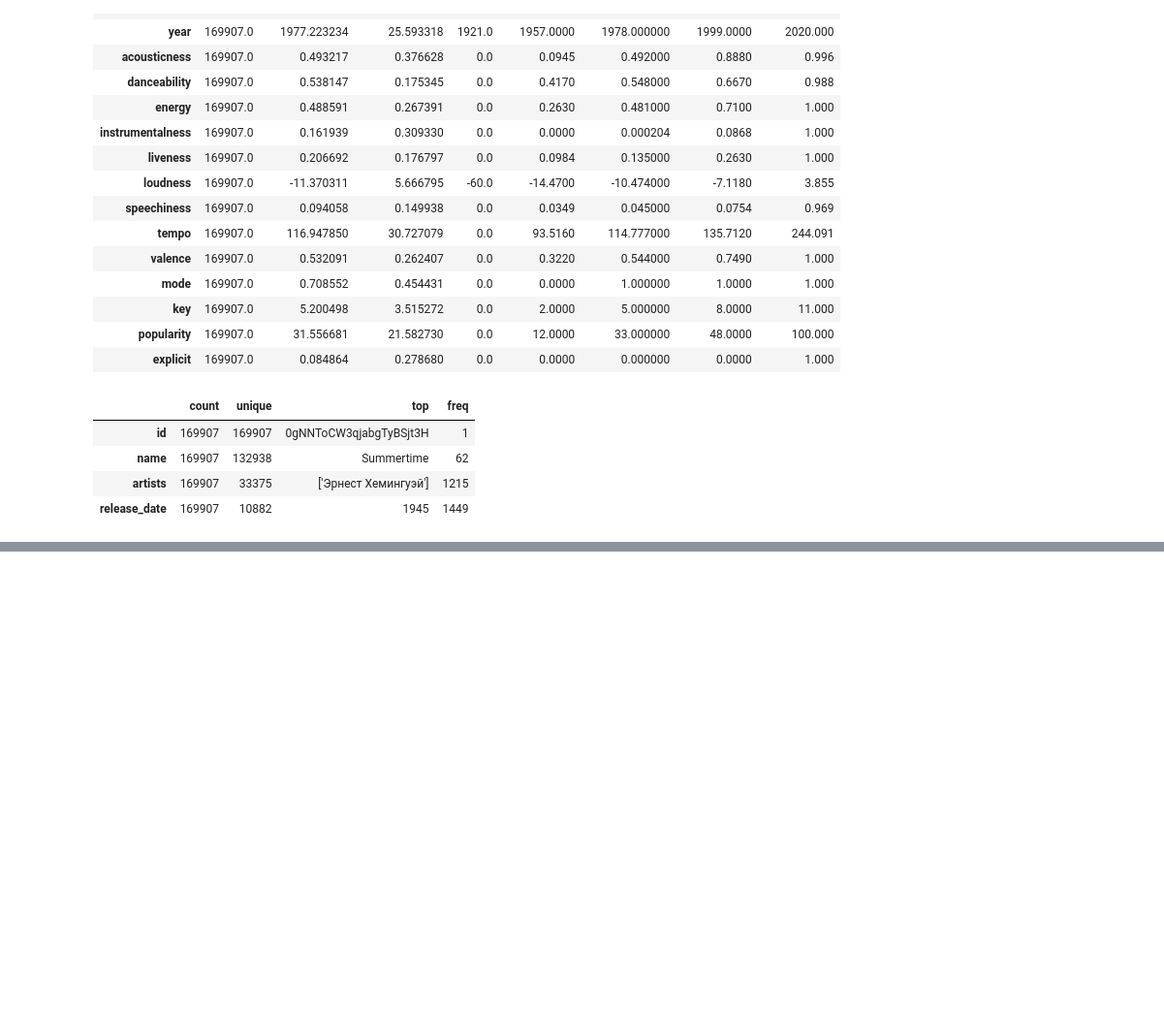
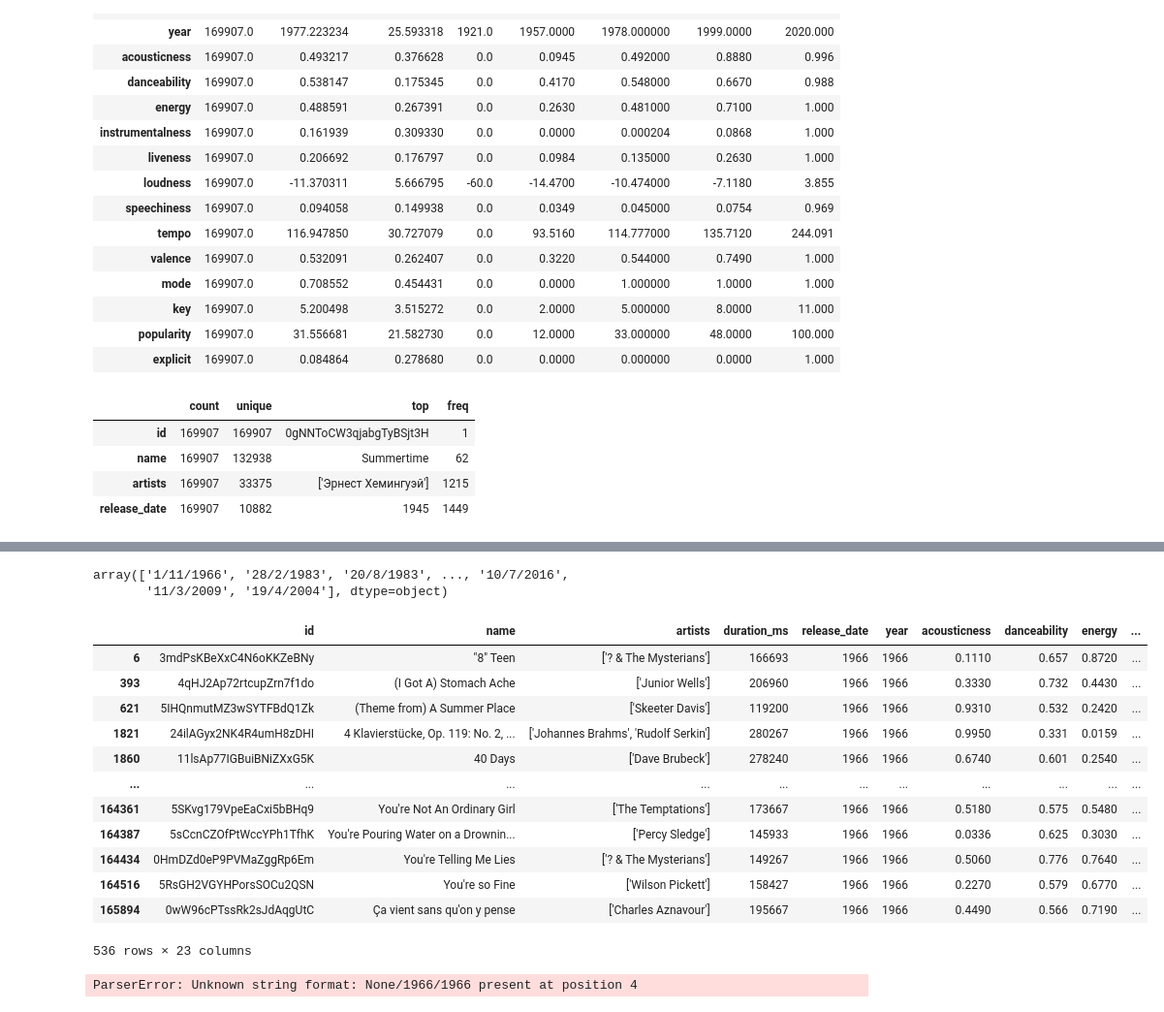
Before and after one commit to annassanchez/lab-eda, a Jupyter notebook: lab_eda_20221121.ipynb, the cells around one changed output, grey strips where cells are left out. Shown at 97% size. Drawn from its saved outputs; the diff is of its cells as text; code cells hidden in the pictures; blank space fills up the shorter version.

```diff
--- a/lab_eda_20221121.ipynb
+++ b/lab_eda_20221121.ipynb
@@ -67,0 +196,3 @@ df.describe(include='object').T
+# %%
+df[['month', 'day', 'decade']]= df['release_date'].str.split('/', expand=True)
+df[['month', 'day', 'decade']].value_counts()
@@ -67,0 +213,26 @@ df.describe(include='object').T
+# %%
+df['date'] = df['day'].astype(str) + '/' + df['month'].astype(str) + '/' + df['year'].astype(str)
+df['date'].unique()
+# %% [output]
+array(['1/11/1966', '28/2/1983', '20/8/1983', ..., '10/7/2016',
+       '11/3/2009', '19/4/2004'], dtype=object)
+# %%
+df[df['date'] == 'None/1966/1966']
+# %% [output]
+|  | id | name | artists | duration_ms | release_date | year | acousticness | danceability | energy | ... |
+| 6 | 3mdPsKBeXxC4N6oKKZeBNy | "8" Teen | ['? & The Mysterians'] | 166693 | 1966 | 1966 | 0.1110 | 0.657 | 0.8720 | ... |
+| 393 | 4qHJ2Ap72rtcupZrn7f1do | (I Got A) Stomach Ache | ['Junior Wells'] | 206960 | 1966 | 1966 | 0.3330 | 0.732 | 0.4430 | ... |
+| 621 | 5IHQnmutMZ3wSYTFBdQ1Zk | (Theme from) A Summer Place | ['Skeeter Davis'] | 119200 | 1966 | 1966 | 0.9310 | 0.532 | 0.2420 | ... |
+| 1821 | 24ilAGyx2NK4R4umH8zDHI | 4 Klavierstücke, Op. 119: No. 2, ... | ['Johannes Brahms', 'Rudolf Serkin'] | 280267 | 1966 | 1966 | 0.9950 | 0.331 | 0.0159 | ... |
+| 1860 | 11lsAp77IGBuiBNiZXxG5K | 40 Days | ['Dave Brubeck'] | 278240 | 1966 | 1966 | 0.6740 | 0.601 | 0.2540 | ... |
+| ... | ... | ... | ... | ... | ... | ... | ... | ... | ... | ... |
+| 164361 | 5SKvg179VpeEaCxi5bBHq9 | You're Not An Ordinary Girl | ['The Temptations'] | 173667 | 1966 | 1966 | 0.5180 | 0.575 | 0.5480 | ... |
+| 164387 | 5sCcnCZOfPtWccYPh1TfhK | You're Pouring Water on a Drownin... | ['Percy Sledge'] | 145933 | 1966 | 1966 | 0.0336 | 0.625 | 0.3030 | ... |
+| 164434 | 0HmDZd0eP9PVMaZggRp6Em | You're Telling Me Lies | ['? & The Mysterians'] | 149267 | 1966 | 1966 | 0.5060 | 0.776 | 0.7640 | ... |
+| 164516 | 5RsGH2VGYHPorsSOCu2QSN | You're so Fine | ['Wilson Pickett'] | 158427 | 1966 | 1966 | 0.2270 | 0.579 | 0.6770 | ... |
+| 165894 | 0wW96cPTssRk2sJdAqgUtC | Ça vient sans qu'on y pense | ['Charles Aznavour'] | 195667 | 1966 | 1966 | 0.4490 | 0.566 | 0.7190 | ... |
+536 rows × 23 columns
+# %%
+df['date'] = pd.to_datetime(df['date'])
+# %% [output]
+ParserError: Unknown string format: None/1966/1966 present at position 4
```
Also changed, not shown: parts of 13 cells of this notebook.
